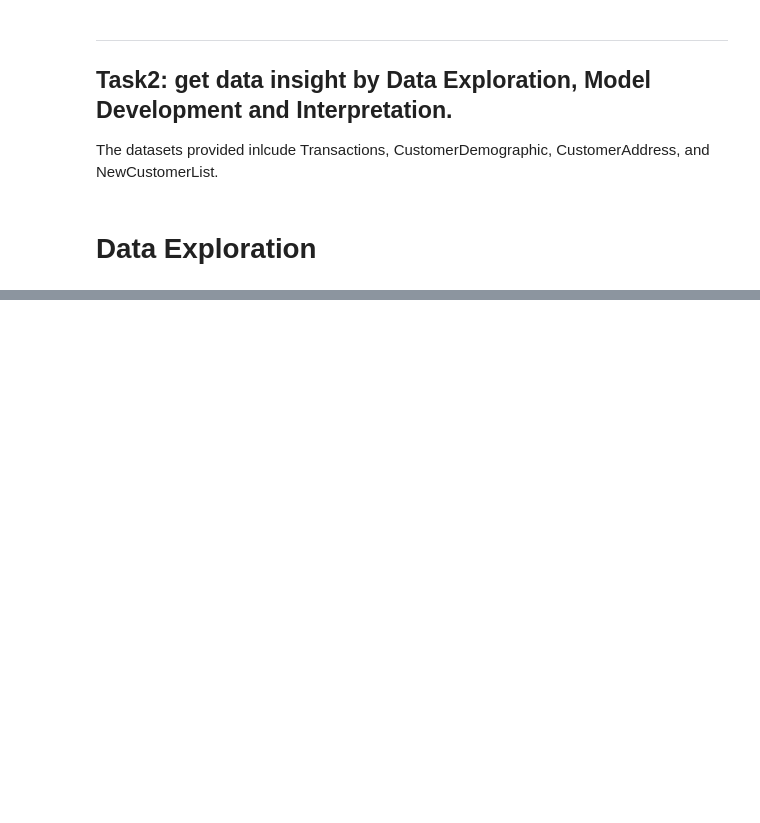
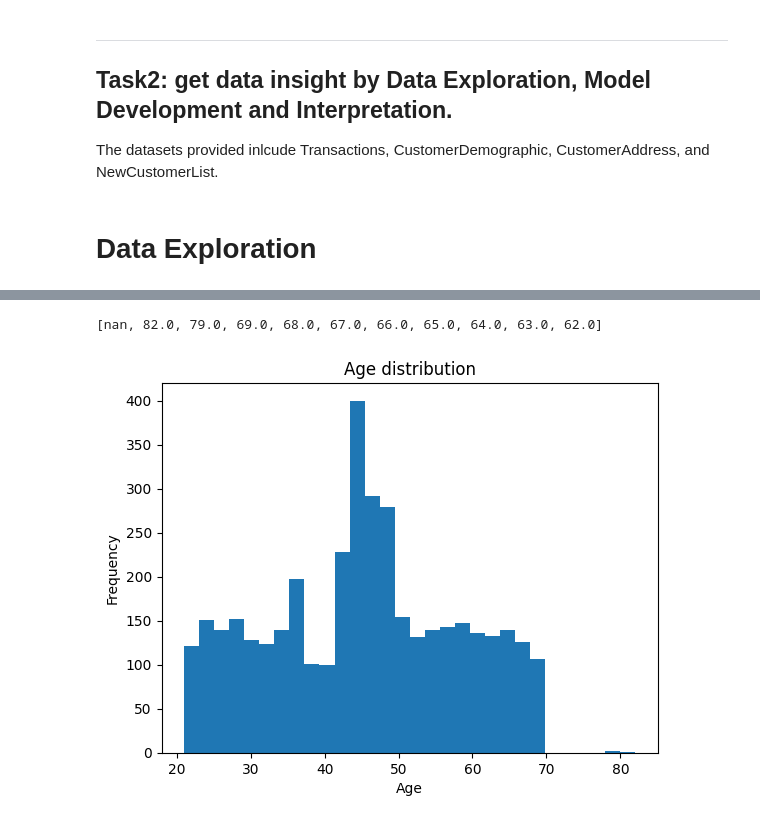
Before and after one commit to peiyulin0520/KPMG-virtual-intern-tasks, a Jupyter notebook: Task2.ipynb, the cells around one changed output, grey strips where cells are left out. Cells and saved outputs as stored; diff of their text form; code cells hidden in the pictures; blank space fills up the shorter version.

Commit message:
modify dataset features and check correlation

```diff
--- a/Task2.ipynb
+++ b/Task2.ipynb
@@ -28,0 +63,78 @@ The datasets provided inlcude Transactions, CustomerDemographic, CustomerAddress
+# %%
+# clean CustomerDemographic dataset
+## copy the original dataset CustomerDemographic
+CustomerDemographic1 = CustomerDemographic
+## DOB: used for Age calculation
+### use the datetime package and check the datetime now
+from datetime import datetime
+now = datetime.now()
+### calculate the age
+CustomerDemographic1['age'] = (now - CustomerDemographic1['DOB']).astype('<m8[Y]')
+
+## check age
+age_cust = sorted(CustomerDemographic1['age'].unique(), reverse=True)
+print(age_cust[0:11])
+plt.hist(CustomerDemographic1['age'], bins=30)
+plt.title('Age distribution')
+plt.xlabel('Age')
+plt.ylabel('Frequency')
+plt.show()
+
+## job_title and job_industry_category
+### fill NaN data with 'Unknown'
+CustomerDemographic1['job_industry_category'] = CustomerDemographic1['job_industry_category'].fillna('Unknown')
+CustomerDemographic1['job_title'] = CustomerDemographic1['job_title'].fillna('Unknown')
+
+## check the uniqueness for these columns
+print('Gender categories: ', CustomerDemographic1['gender'].unique())
+print('wealth_segment: ', CustomerDemographic1['wealth_segment'].unique())
+print('deceased_indicator: ', CustomerDemographic1['deceased_indicator'].unique())
+print('owns_car: ', CustomerDemographic1['owns_car'].unique())
+
+## Modify value to make each value representative and in the uniform format
+CustomerDemographic1['gender'].replace(['Male', 'Female', 'Femal'], ['M', 'F', 'F'], inplace=True)
+
+CustomerDemographic1['deceased_indicator'].unique() # N; Y
+CustomerDemographic1['deceased_indicator'].replace(['N', 'Y'], [False,True], inplace=True)
+
+CustomerDemographic1['owns_car'].unique() # N; Y
+CustomerDemographic1['owns_car'].replace(['No', 'Yes'], [False,True], inplace=True)
+
+## Australian Bureau of Statistics: the highest male life expectancy is 82.7 yrs
+## the highest female life expectancy is 86.3 yrs
+## drop rows that the age exceeds the data shown on the website:
+CustomerDemographic1.drop(CustomerDemographic1[(CustomerDemographic1['age']>82.7)&\
+                          (CustomerDemographic1['gender'] == 'M')].index,\
+                          inplace=True)
+CustomerDemographic1.drop(CustomerDemographic1[(CustomerDemographic1['age']>86.3)&\
+                          (CustomerDemographic1['gender'] == 'F')].index,\
+                          inplace=True)
+# for gender U, I set the life expectancy gate the same as F to keep more data
+CustomerDemographic1.drop(CustomerDemographic1[(CustomerDemographic1['age']>86.3)&\
+                          (CustomerDemographic1['gender'] == 'U')].index,\
+                          inplace=True)
+
+## fill NaN in tenure and age with their mean
+tenure_mean = CustomerDemographic1['tenure'].mean()
+age_mean = CustomerDemographic1['age'].mean()
+CustomerDemographic1['tenure'].fillna(tenure_mean, inplace=True)
+CustomerDemographic1['age'].fillna(age_mean, inplace=True)
+
+## drop column that is not useful for classification
+CustomerDemographic1 = CustomerDemographic1.drop(columns=['first_name', \
+                                                        'last_name', 'default',\
+                                                        'DOB', 'job_title'])
+# transform variables to dummy variables
+CustomerDemographic2 = CustomerDemographic1
+CustomerDemographic2 = pd.get_dummies(data=CustomerDemographic1,\
+                            columns=['gender', 'job_industry_category',\
+                                     'wealth_segment'])
+
+# remove one categories in each group to avoid multicollinearity and also customer_id
+CustomerDemographic2.drop(columns=['customer_id','gender_U',\
+                                   'job_industry_category_Unknown',\
+                                   'wealth_segment_Affluent Customer'],\
+                           inplace=True)
+# %% [output]
+[nan, 82.0, 79.0, 69.0, 68.0, 67.0, 66.0, 65.0, 64.0, 63.0, 62.0]
+[figure, added]
```
Also changed, not shown: parts of 42 cells of this notebook.
